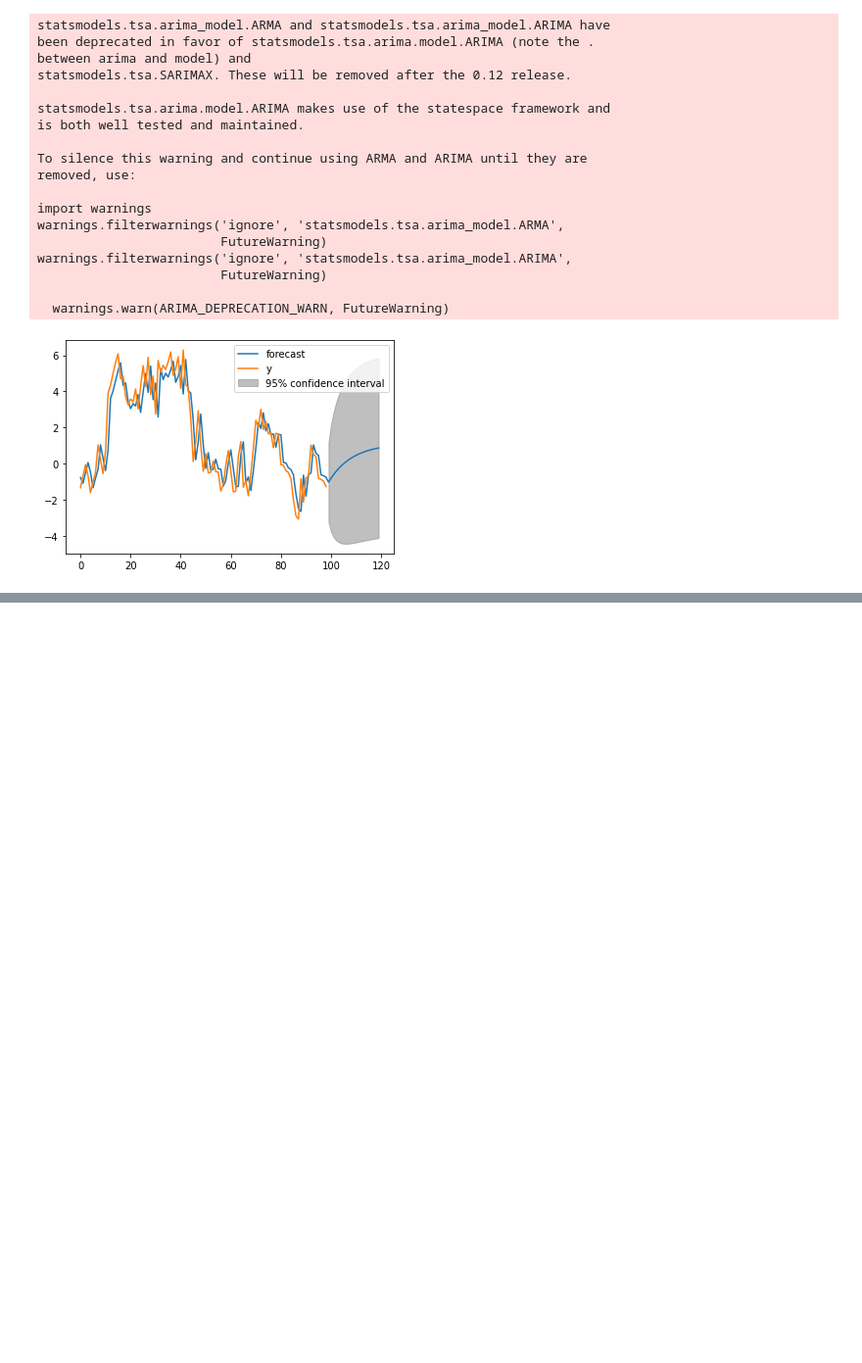
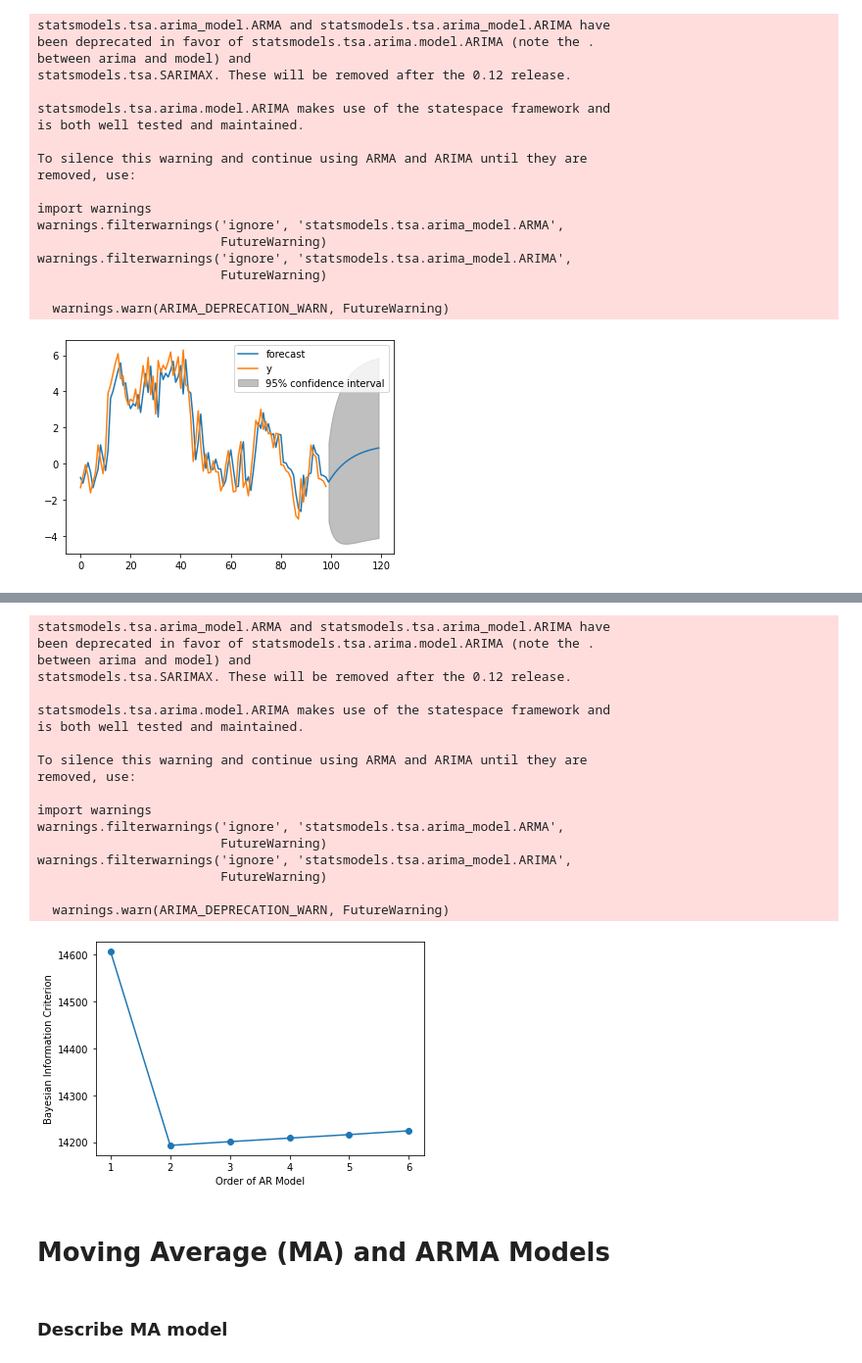
Before and after one commit to abhishekbansal98931/machine-learning-in-python, a Jupyter notebook: Time series analysis in Python (Datacamp).ipynb, the cells around one changed output, grey strips where cells are left out. Shown: that part at 98% size. Saved outputs shown, nothing was run; the diff lists cells and outputs as text; code cells hidden in the pictures; blank space fills up the shorter version.

```diff
--- a/Time series analysis in Python (Datacamp).ipynb
+++ b/Time series analysis in Python (Datacamp).ipynb
@@ -543,0 +631,41 @@ warnings.filterwarnings('ignore', 'statsmodels.tsa.arima_model.ARIMA',
+# %%
+# Import the module for estimating an ARMA model
+from statsmodels.tsa.arima_model import ARMA
+
+# Fit the data to an AR(p) for p = 0,...,6 , and save the BIC
+BIC = np.zeros(7)
+for p in range(7):
+    mod = ARMA(simulated_data_2, order=(p,0))
+    res = mod.fit()
+# Save BIC for AR(p)
+    BIC[p] = res.bic
+
+# Plot the BIC as a function of p
+plt.plot(range(1,7), BIC[1:7], marker='o')
+plt.xlabel('Order of AR Model')
+plt.ylabel('Bayesian Information Criterion')
+plt.show()
+# %% [output]
+statsmodels.tsa.arima_model.ARMA and statsmodels.tsa.arima_model.ARIMA have
+been deprecated in favor of statsmodels.tsa.arima.model.ARIMA (note the .
+between arima and model) and
+statsmodels.tsa.SARIMAX. These will be removed after the 0.12 release.
+
+statsmodels.tsa.arima.model.ARIMA makes use of the statespace framework and
+is both well tested and maintained.
+
+To silence this warning and continue using ARMA and ARIMA until they are
+removed, use:
+
+import warnings
+warnings.filterwarnings('ignore', 'statsmodels.tsa.arima_model.ARMA',
+                        FutureWarning)
+warnings.filterwarnings('ignore', 'statsmodels.tsa.arima_model.ARIMA',
+                        FutureWarning)
+
+  warnings.warn(ARIMA_DEPRECATION_WARN, FutureWarning)
+[figure, added]
+# %% [markdown]
+# Moving Average (MA) and ARMA Models
+# %% [markdown]
+### Describe MA model
```
Also changed, not shown: parts of 25 cells of this notebook.
